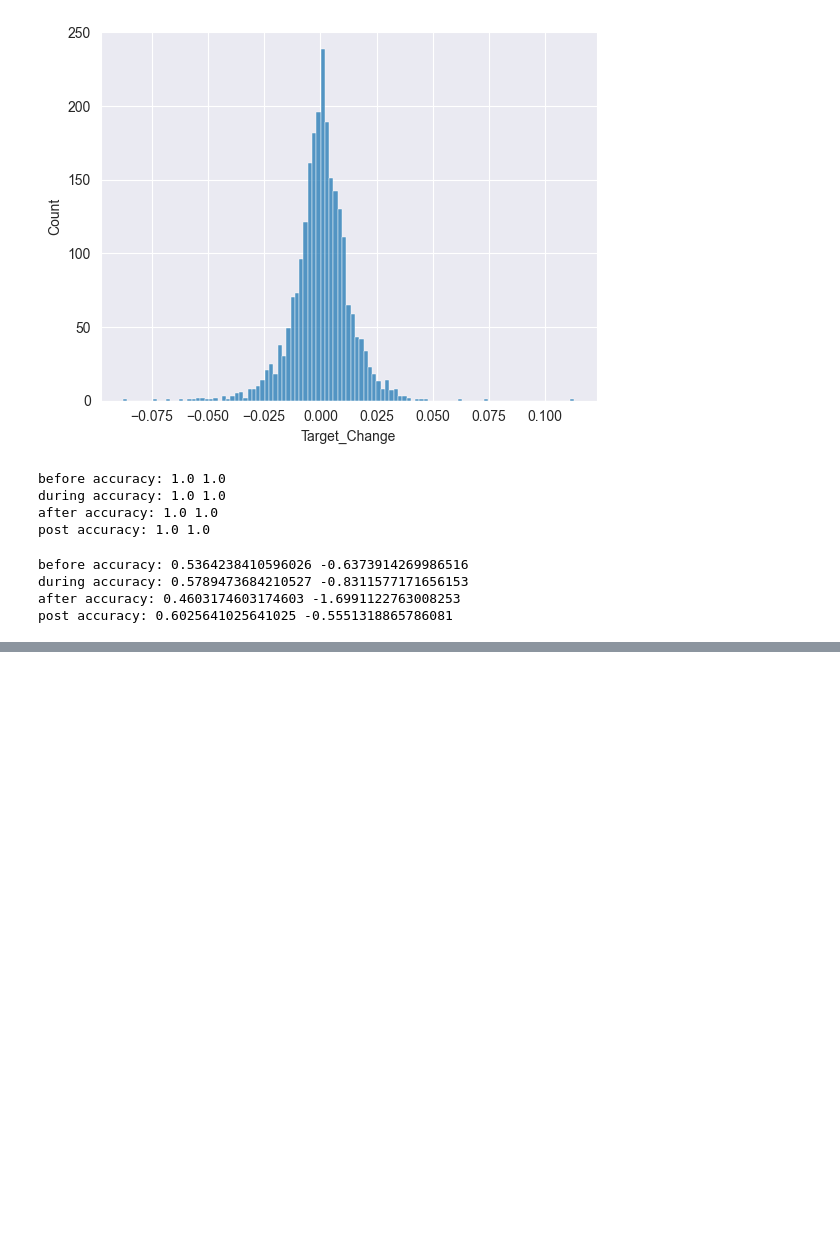
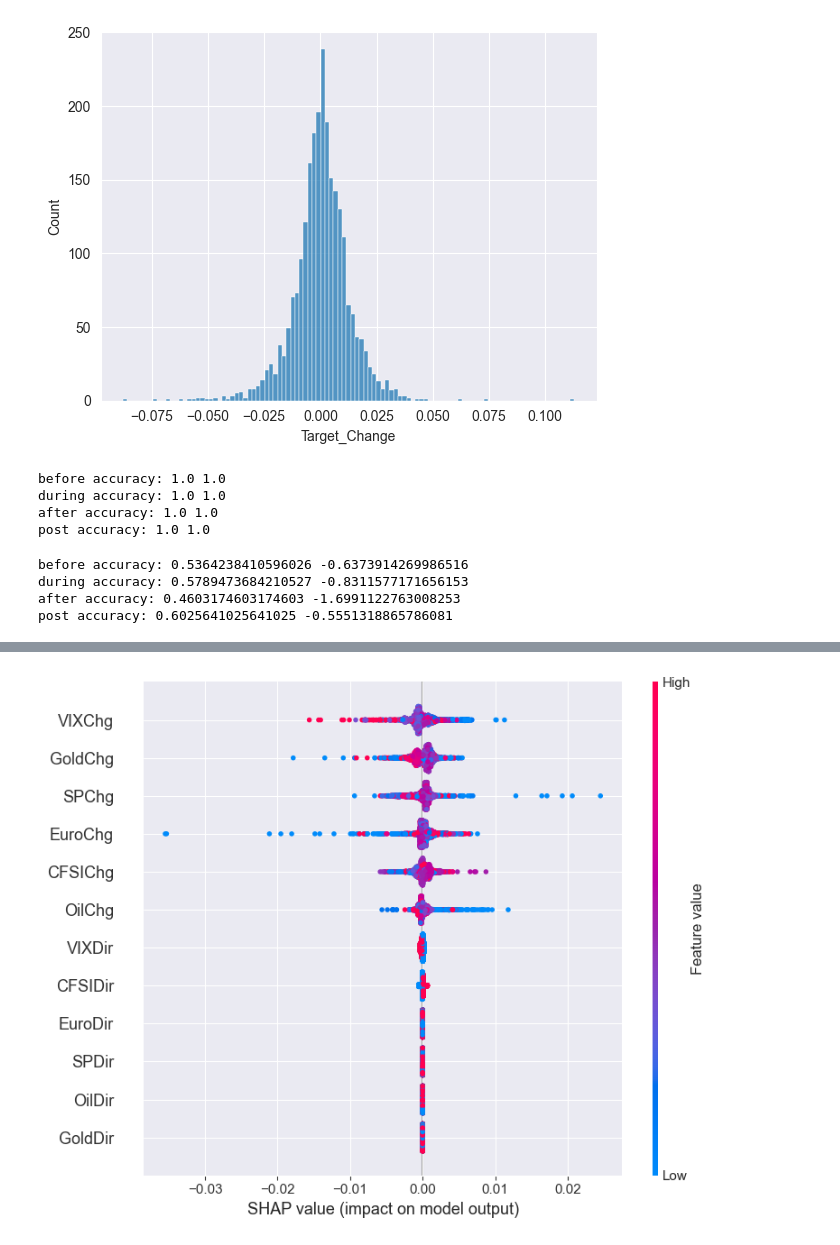
Before and after one commit to FabianBB/gold, a Jupyter notebook: create_features.ipynb, the cells around one changed output, grey strips where cells are left out. Saved outputs shown, nothing was run; the diff lists cells and outputs as text; code cells hidden in the pictures; blank space fills up the shorter version.

```diff
--- a/create_features.ipynb
+++ b/create_features.ipynb
@@ -151,0 +249,12 @@ post accuracy: 0.6025641025641025 -0.5551318865786081
+# %%
+# get shap values
+import shap
+
+# Train the SHAP explainer for the XGBoost model
+explainer = shap.TreeExplainer(model_full_xgb, data=data[features])
+shap_values = explainer.shap_values(data[features])
+
+# Display SHAP summary plot
+shap.summary_plot(shap_values, data[features])
+# %% [output]
+[figure, added]
```
Also changed, not shown: parts of 4 cells of this notebook, 7 other files.
